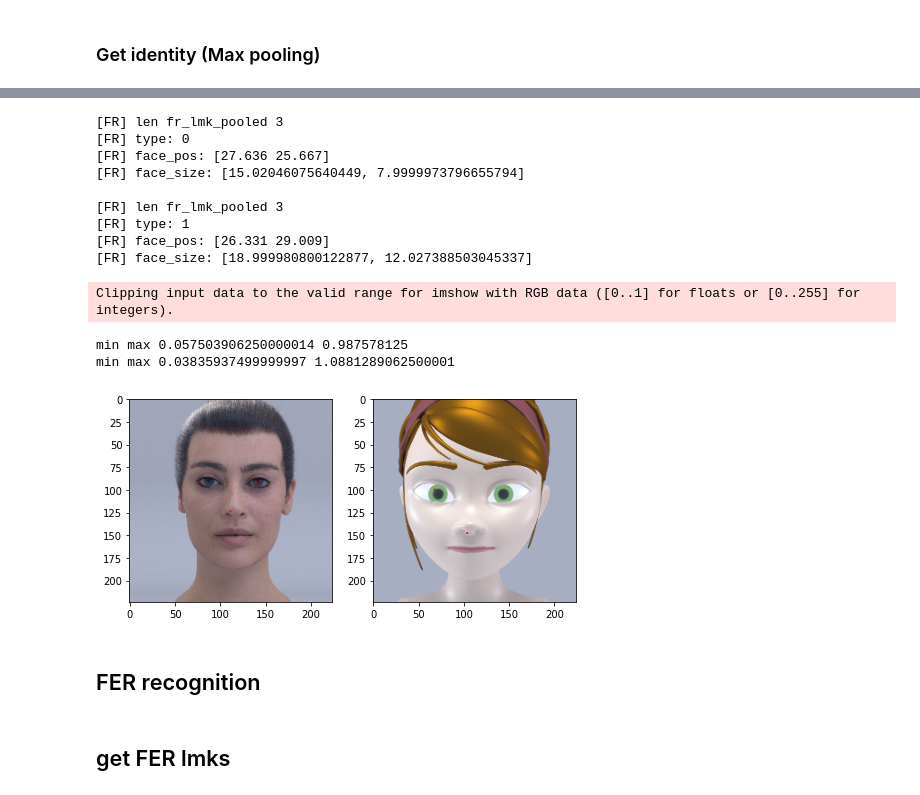
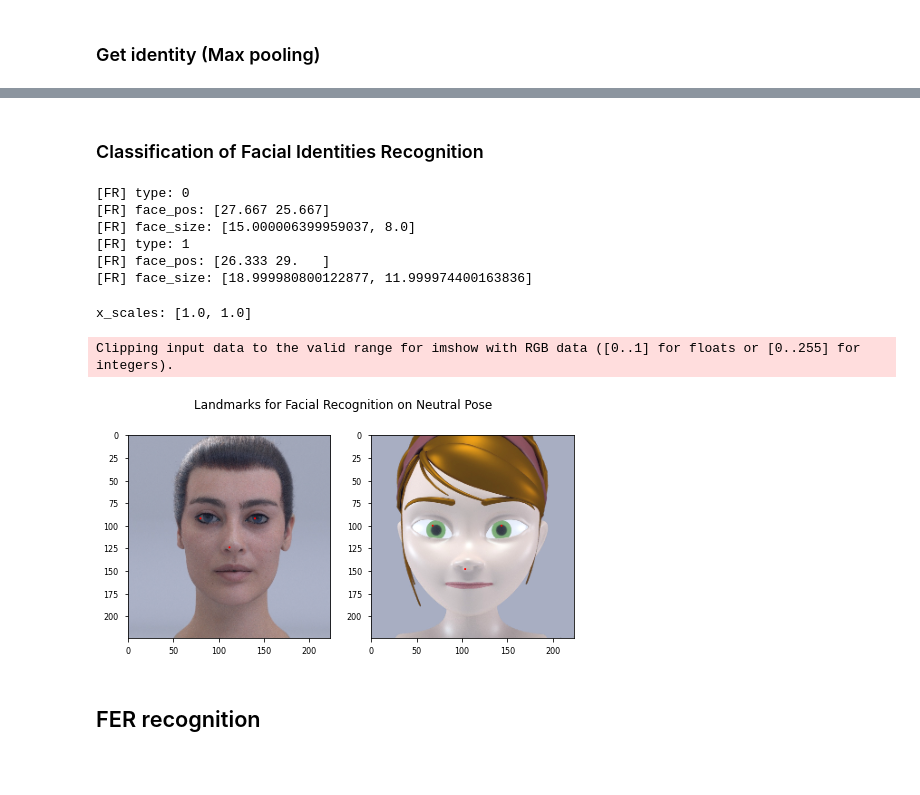
Before and after one commit to michaelStettler/BVS, a Jupyter notebook: projects/facial_shape_expression_recognition_transfer/06_FER_transfer_on_FERG.ipynb, the cells around one changed output, grey strips where cells are left out. Cells and saved outputs as stored; diff of their text form; code cells hidden in the pictures; blank space fills up the shorter version.

```diff
--- a/projects/facial_shape_expression_recognition_transfer/06_FER_transfer_on_FERG.ipynb
+++ b/projects/facial_shape_expression_recognition_transfer/06_FER_transfer_on_FERG.ipynb
@@ -286,3 +352,5 @@ def max_pool_activity(activity_dict, dist_threshold=3, sorting='max', verbose=Fa
+# %% [markdown]
+### Classification of Facial Identities Recognition
 # %%
 def get_type(activity_dict, verbose=False):
     type_counters = [0, 0, 0]  # hum_type, monk_type, cart_type
@@ -324,60 +392,67 @@ def get_type(activity_dict, verbose=False):
 
     return bfs_type, mean_pos, [width, height]
 # %%
-fr_lmks_pooled = []
-fr_types = []
-fr_faces_pos = []
-fr_faces_size = []
-for i in range(n_training):
-    fr_lmk_pooled = max_pool_activity(fr_lmks[i])
-    fr_lmks_pooled.append(fr_lmk_pooled)
-    fr_type, face_pos, face_size = get_type(fr_lmk_pooled)
-    fr_types.append(fr_type)
-    fr_faces_pos.append(face_pos)
-    fr_faces_size.append(face_size)
+def get_face_pos_scales(fr_lmks_pooled, verbose=False):
+    fr_types = []
+    fr_faces_pos = []
+    fr_faces_size = []
+    for i in range(np.shape(fr_lmks_pooled)[0]):
+        fr_type, face_pos, face_size = get_type(fr_lmks_pooled[i])
+        fr_types.append(fr_type)
+        fr_faces_pos.append(face_pos)
+        fr_faces_size.append(face_size)
 
-    print("[FR] len fr_lmk_pooled", len(fr_lmk_pooled))
-    print("[FR] type:", fr_type)
-    print("[FR] face_pos:", face_pos)
-    print("[FR] face_size:", face_size)
-    print()
+        if verbose:
+            print("[FR] type:", fr_type)
+            print("[FR] face_pos:", face_pos)
+            print("[FR] face_size:", face_size)
+
+    return fr_types, fr_faces_pos, fr_faces_size
-# %% [output]
-[FR] len fr_lmk_pooled 3
-[FR] type: 0
-[FR] face_pos: [27.636 25.667]
-[FR] face_size: [15.02046075640449, 7.9999973796655794]
-
-[FR] len fr_lmk_pooled 3
-[FR] type: 1
-[FR] face_pos: [26.331 29.009]
-[FR] face_size: [18.999980800122877, 12.027388503045337]
+# %%
+fr_types, fr_faces_pos, fr_faces_size = get_face_pos_scales(fr_lmks_pooled, verbose=True)
+# %% [output]
+[FR] type: 0
+[FR] face_pos: [27.667 25.667]
+[FR] face_size: [15.000006399959037, 8.0]
+[FR] type: 1
+[FR] face_pos: [26.333 29.   ]
+[FR] face_size: [18.999980800122877, 11.999974400163836]
+# %%
+# save reference to face scale to compute x_scales
+ref_face_x_scale = np.array(fr_faces_size)[:, 0]
+
+x_scales = []
+for i in range(n_training):
+    type = fr_types[i]
+    x_scales.append(fr_faces_size[i][0] / ref_face_x_scale[i])
+
+print("x_scales:", x_scales)
+# %% [output]
+x_scales: [1.0, 1.0]
 # %%
 # display FR lmks on training img
 img_to_ft_ratio = 224 / 56
 
 plt.figure(figsize=(4 * n_training, 4))
+plt.suptitle("Landmarks for Facial Recognition on Neutral Pose")
 for i in range(n_training):
     plt.subplot(1, n_training, i + 1)
     img = np.array(data[0][i])
     img = img[..., ::-1]
     img = (np.array(img) + 127.5) / 256
 
     fr_lmk_pooled = fr_lmks_pooled[i]
     n_fr_lmk = len(fr_lmk_pooled)
     for j in range(n_fr_lmk):
         lmk_pos = np.array(fr_lmk_pooled[j]['pos']) * img_to_ft_ratio
         pos_x = int(round(lmk_pos[0]))
         pos_y = int(round(lmk_pos[1]))
         img[(pos_y-1):(pos_y+1), (pos_x-1):(pos_x+1)] = [1, 0, 0]
 
     plt.imshow(img)
     # plt.imsave("test_0.jpg", img)
 # %% [output]
 Clipping input data to the valid range for imshow with RGB data ([0..1] for floats or [0..255] for integers).
-min max 0.057503906250000014 0.987578125
-min max 0.03835937499999997 1.0881289062500001
-[figure, old version]
+[figure, new version]
 # %% [markdown]
 ## FER recognition
-# %% [markdown]
-## get FER lmks
```
Also changed, not shown: parts of 25 cells of this notebook, 3 other files.
